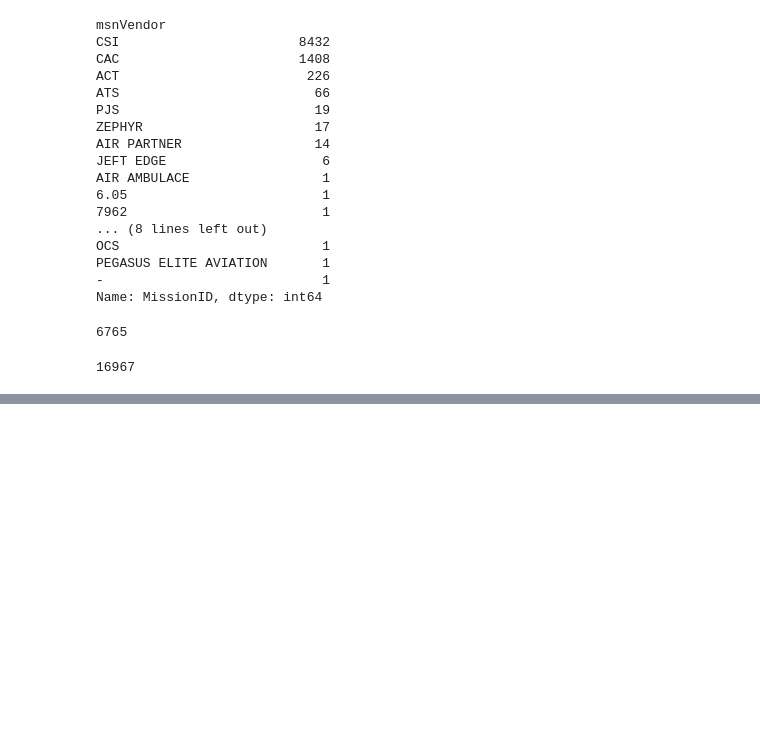
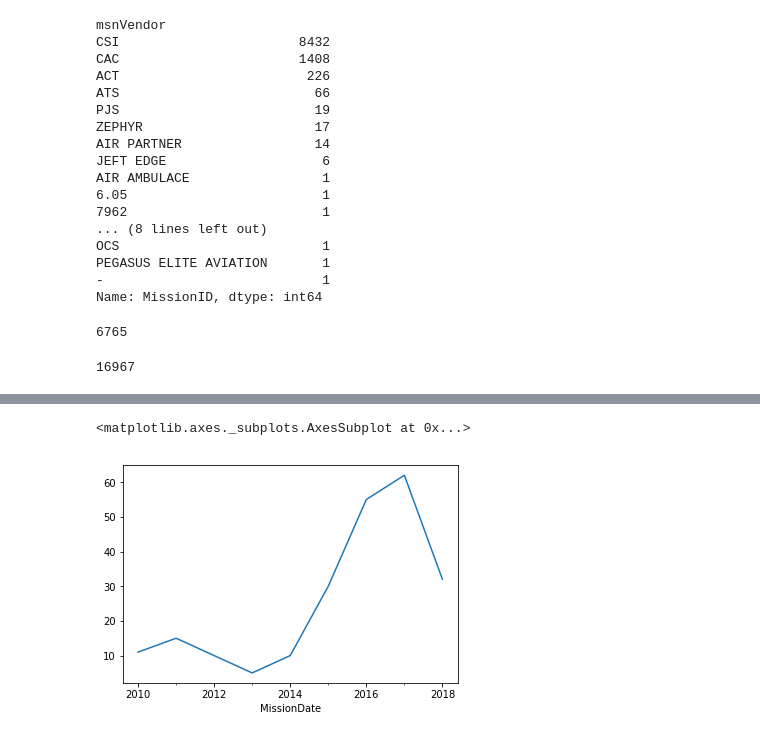
Before and after one commit to UWCHR/ice-air, a Jupyter notebook: installment2/analyze/note/missions.ipynb, the cells around one changed output, grey strips where cells are left out. Cells and saved outputs as stored; diff of their text form; code cells hidden in the pictures; blank space fills up the shorter version.

```diff
--- a/installment2/analyze/note/missions.ipynb
+++ b/installment2/analyze/note/missions.ipynb
@@ -475,0 +465,9 @@ df.groupby([pd.Grouper(freq='AS-OCT'), 'msnVendor'])['MissionID'].count().unstac
+# %%
+df['msnCharterDesignation'] = df['msnCharterDesignation'].str.upper()
+# %%
+lric = df['msnCharterDesignation'] == 'LRIC'
+# %%
+df[lric].resample('AS-OCT')['MissionID'].count().plot()
+# %% [output]
+<matplotlib.axes._subplots.AxesSubplot at 0x...>
+[figure, added]
```
Also changed, not shown: parts of 44 cells of this notebook, 39 other files.
